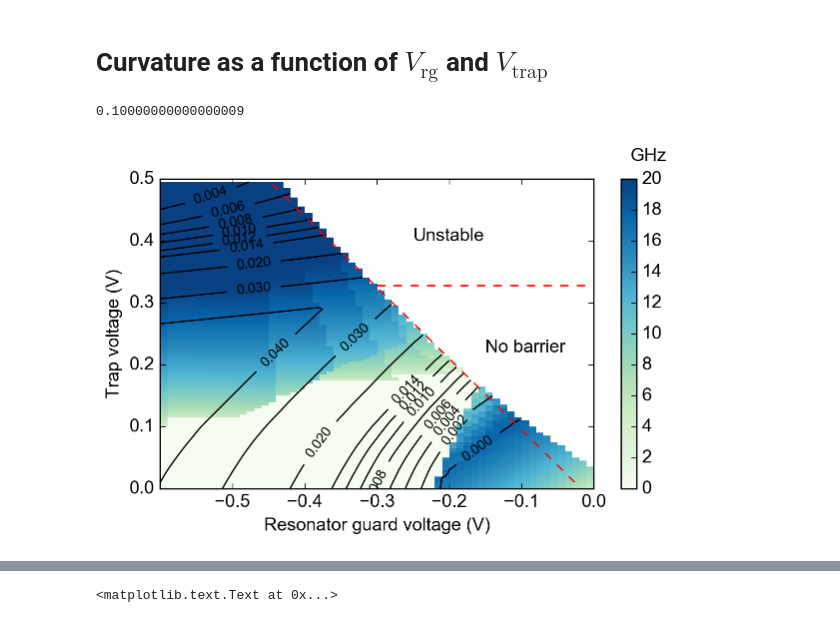
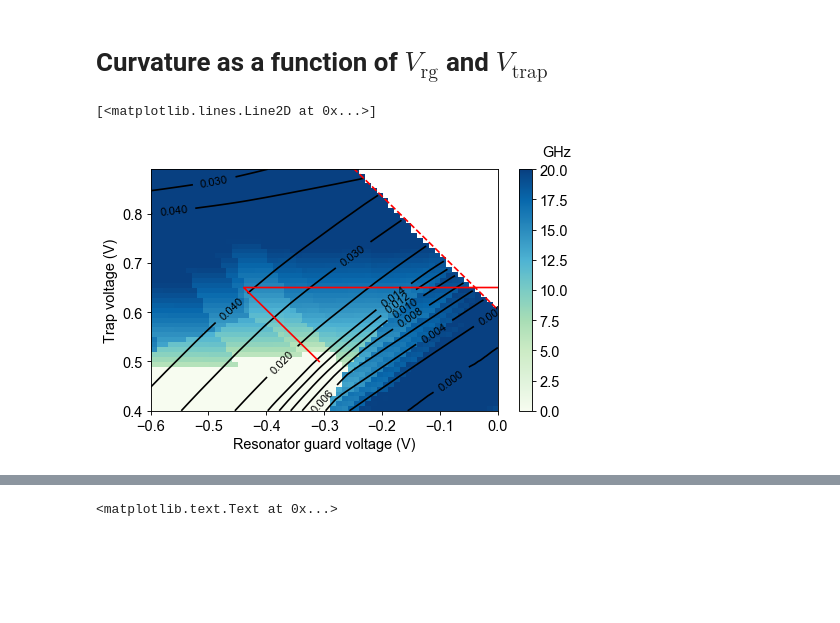
Before and after one commit to gkoolstra/ipython-notebooks, a Jupyter notebook: 20160530 - Master simulation notebook.ipynb, the cells around one changed output, grey strips where cells are left out. Cells and saved outputs as stored; diff of their text form; code cells hidden in the pictures; blank space fills up the shorter version.

```diff
--- a/20160530 - Master simulation notebook.ipynb
+++ b/20160530 - Master simulation notebook.ipynb
@@ -504,6 +503,11 @@ ax.set_axis_bgcolor('none')
 # %% [markdown]
 # Greater trap area simulation
 # %%
+if 'Windows' in platform.system():
+    datafolder = r"S:\Gerwin\Electron on helium\Maxwell\M018 Yggdrasil\M018V6\With L3 etch"
+else:
+    datafolder = r"/Volumes/slab/Gerwin/Electron on helium/Maxwell/M018 Yggdrasil/M018V6/With L3 etch"
+
 # Evaluate all files in the range
 yeval = anneal.construct_symmetric_y(-5, 201)
 xeval = np.linspace(-5, 8, 301)
@@ -517,8 +521,7 @@ names = ['resonator', 'trap', 'resonatorguard', 'trapguard']
 for name, datafile in zip(names, datafiles):
     plt.figure(figsize=(14.,4.))
     common.configure_axes(13)
-    elements, nodes, elem_solution, bounding_box = trap_analysis.load_dsp(
-        os.path.join('/Volumes/slab/Gerwin/Electron on helium/Maxwell/M018 Yggdrasil/M018V6/With L3 etch', datafile))
+    elements, nodes, elem_solution, bounding_box = trap_analysis.load_dsp(os.path.join(datafolder, datafile))
     xdata, ydata, Udata = interpolate_slow.prepare_for_interpolation(elements,
                                                                      nodes,
                                                                      elem_solution)
@@ -873,12 +877,12 @@ from tqdm import tqdm
 x = output[0]['x']
 y = output[0]['y']
 
-resonator = 0.60
-Vtraps = np.arange(0.12, 0.12 + 0.50, 0.005)
+resonator = 1.00
+Vtraps = np.arange(0.40, 0.90, 0.01)
 Vresguards = np.arange(0.00, -0.61, -0.01)
 trapguard = -0.00
 
-mu = -0.265
+mu = -0.50
 fit_x = 0.5
 fit_potential_minimum=True
 
@@ -944,50 +948,51 @@ for n, trap in tqdm(enumerate(Vtraps)):
 Em = ma.masked_where(barrier_minus_mu<0, efreqs/1E9)
 Zm = ma.masked_where(barrier_minus_mu<0, barrier_height_minus_trap)
 levels = np.arange(0, 0.016, 0.002).tolist() + np.arange(0.020, 0.050, 0.010).tolist()
 # levels = np.arange(0,12,2)
 
 fig=plt.figure(figsize=(7.,4.))
 common.configure_axes(13)
-plt.pcolormesh(Vresguards, Vtraps-0.120, Em, cmap=plt.cm.GnBu, vmin=0, vmax=20)
+plt.pcolormesh(Vresguards, Vtraps, Em, cmap=plt.cm.GnBu, vmin=0, vmax=20)
 cbar = plt.colorbar()
 cbar.set_label("GHz", labelpad=-10, x=1.10, y=1.10, rotation=0)
 plt.xlim(np.min(Vresguards), np.max(Vresguards))
-plt.ylim(np.min(Vtraps)-0.120, np.max(Vtraps)-0.120)
+plt.ylim(np.min(Vtraps), np.max(Vtraps))
 plt.xlabel("Resonator guard voltage (V)")
 plt.ylabel("Trap voltage (V)")
 # plt.title("Trap depth ($\mu$ = %.3f)"%mu)
 # plt.contour(Vresguards, Vtraps-0.120, efreqs/1E9, levels=[6.5], colors='k')
 
 # plt.grid()
 x = np.linspace(-0.6, 0.0, 100)
-plt.plot(x, Vtrap_expt(x, mu) + 0.120 - 0.120, '--', color='red')
-plt.plot(x+0.3, Vtrap_th_expt(x, mu) + 0.120 - 0.120, '--', color='red')
+# plt.plot(x, Vtrap_expt(x, mu) + 0.120 - 0.120, '--', color='red')
+# plt.plot(x+0.3, Vtrap_th_expt(x, mu) + 0.120 - 0.120, '--', color='red')
 # plt.plot(x, 0.25*x+0.4)
 # plt.plot(x, 0.42 + 1.17*x, '--', color='gray')
-CS = plt.contour(Vresguards, Vtraps-0.120, Zm, colors='black', levels=levels)
+CS = plt.contour(Vresguards, Vtraps, Zm, colors='black', levels=levels)
 # CS = plt.contour(Vresguards, Vtraps-0.120, Em, colors='white', levels=levels)
 plt.clabel(CS, colors='black', inline=1, fontsize=10)
-plt.text(-0.25, 0.40, "Unstable", fontsize=13, color='black')
-plt.text(-0.15, 0.22, "No barrier", fontsize=13, color='black')
+# plt.text(-0.25, 0.40, "Unstable", fontsize=13, color='black')
+# plt.text(-0.15, 0.22, "No barrier", fontsize=13, color='black')
 # plt.plot(x, Vtrap_IsoBarrier_expt(x, contour=0.010) + 0.120, '--', color='deeppink')
 
 def f_mu(mu):
-    return -1.755 -7*mu
+    return -2.86 - 6.93 * mu
 
-plt.xlim(-0.6, 0.0)
-plt.ylim(0.00, 0.50)
+# plt.xlim(-0.6, 0.0)
+# plt.ylim(0.00, 0.50)
 
-# plt.plot(x, -1.15*x - f_mu(mu), '--', color='red')
+x = np.linspace(-0.60, 0.00, 3)
+plt.plot(x, -1.15*x + f_mu(mu), '--', color='red')
 
-# Vtrap_park = 0.150
-# Vtrap_stop = 0.250
-# x = 0.15
-# Vrg_start = -1/1.15*(Vtrap_park - (f_mu(mu)-0.120))-x
-# Vrg_stop = -1/1.15*(Vtrap_stop - (f_mu(mu)-0.120))-x
+Vtrap_park = 0.650
+Vtrap_stop = 0.500
+x = 0.40
+Vrg_start = -1/1.15*(Vtrap_park - (f_mu(mu)))-x
+Vrg_stop = -1/1.15*(Vtrap_stop - (f_mu(mu)))-x
 
-# plt.plot([0, Vrg_start, Vrg_stop], [Vtrap_park+0.120, Vtrap_park+0.120, Vtrap_stop+0.120], '-', color='r')
+plt.plot([0, Vrg_start, Vrg_stop], [Vtrap_park, Vtrap_park, Vtrap_stop], '-', color='r')
 
-common.save_figure(fig, save_path=r"/Volumes/slab-1/_Data/170422 - EonHe M018V6 with L3 etch/data")
+# common.save_figure(fig, save_path=r"/Volumes/slab-1/_Data/170422 - EonHe M018V6 with L3 etch/data")
 # %% [output]
-0.10000000000000009
+[<matplotlib.lines.Line2D at 0x...>]
-[figure, old version]
+[figure, new version]
```
Also changed, not shown: parts of 9 cells of this notebook, 3 other files.
